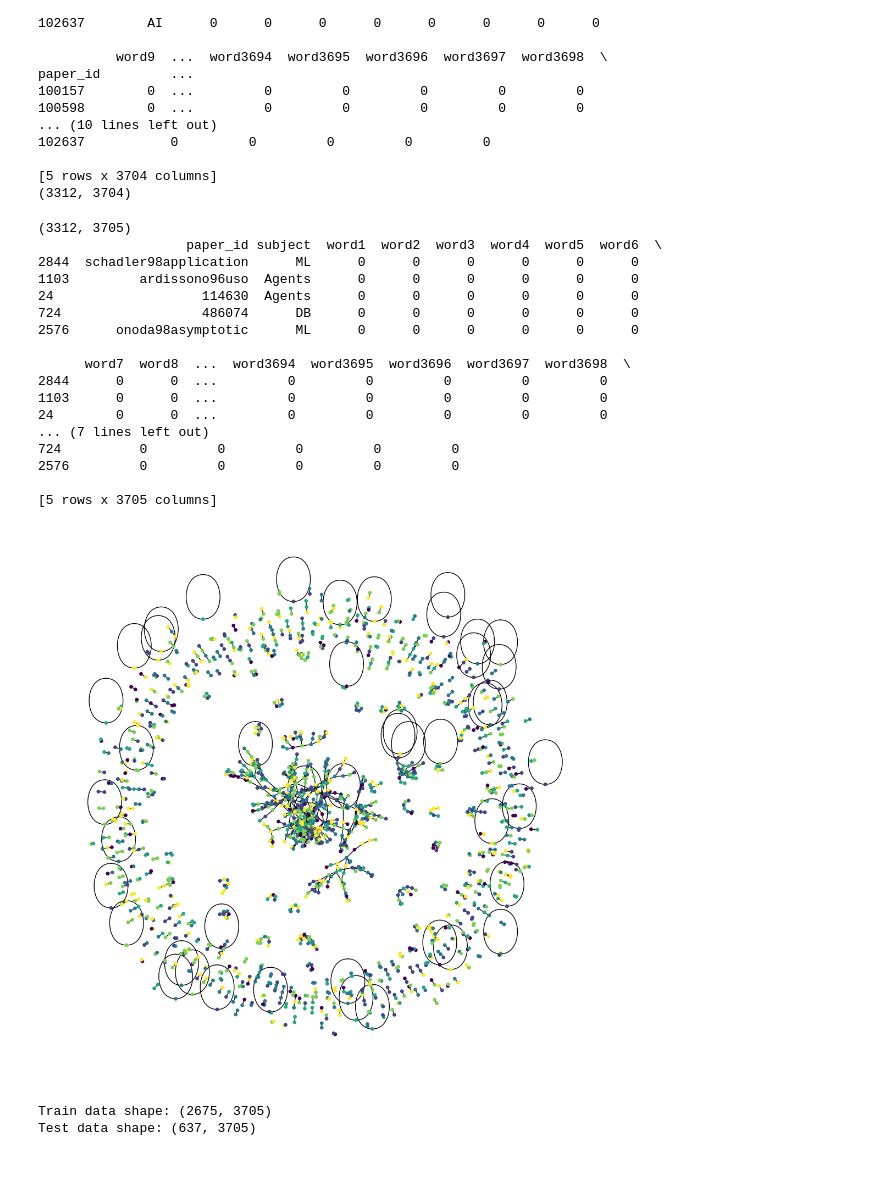
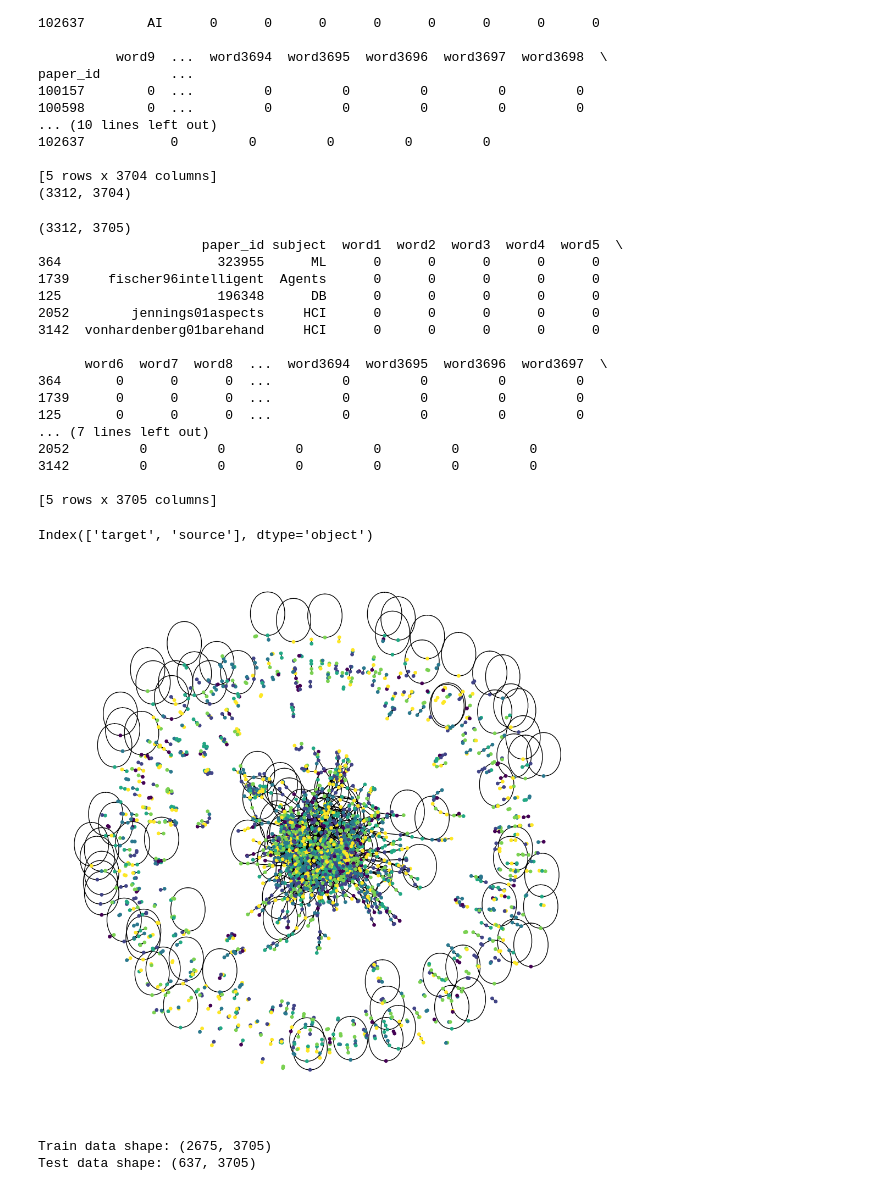
Before and after one commit to rreece15/Collaborative-Networks-In-Machine-Learning, a Jupyter notebook: model/citeseer_class.ipynb, the cells around one changed output. Saved outputs shown, nothing was run; the diff lists cells and outputs as text; code cells hidden in the pictures.

```diff
--- a/model/citeseer_class.ipynb
+++ b/model/citeseer_class.ipynb
@@ -145,28 +145,28 @@ for index, row in cs_content.iterrows(): # mark as true for words used by each p
         cs_paper.at[str(row['paper_id']), str(row['word_cited_id'])] = 1
     except ValueError:
         cs_paper.at[str(row['paper_id']), str(row['word_cited_id'])] = 1
-    if len(cs_paper['subject']) != 3312:
-        print(row['paper_id'])
+    # if len(cs_paper['subject']) != 3312:
+    #     print(row['paper_id'])
 
 cs_paper = cs_paper.reset_index()
 print(cs_paper.shape)
 print(cs_paper.sample(5))
 # %% [output]
 (3312, 3705)
-                   paper_id subject  word1  word2  word3  word4  word5  word6  \
-2844  schadler98application      ML      0      0      0      0      0      0
-1103         ardissono96uso  Agents      0      0      0      0      0      0
-24                   114630  Agents      0      0      0      0      0      0
-724                  486074      DB      0      0      0      0      0      0
-2576      onoda98asymptotic      ML      0      0      0      0      0      0
+                     paper_id subject  word1  word2  word3  word4  word5  \
+364                    323955      ML      0      0      0      0      0
+1739     fischer96intelligent  Agents      0      0      0      0      0
+125                    196348      DB      0      0      0      0      0
+2052        jennings01aspects     HCI      0      0      0      0      0
+3142  vonhardenberg01barehand     HCI      0      0      0      0      0
 
-      word7  word8  ...  word3694  word3695  word3696  word3697  word3698  \
-2844      0      0  ...         0         0         0         0         0
-1103      0      0  ...         0         0         0         0         0
-24        0      0  ...         0         0         0         0         0
+      word6  word7  word8  ...  word3694  word3695  word3696  word3697  \
+364       0      0      0  ...         0         0         0         0
+1739      0      0      0  ...         0         0         0         0
+125       0      0      0  ...         0         0         0         0
 ... (7 lines left out)
-724          0         0         0         0         0
-2576         0         0         0         0         0
+2052         0         0         0         0         0         0
+3142         0         0         0         0         0         0
 
 [5 rows x 3705 columns]
 # %%
@@ -178,14 +178,18 @@ cs_paper["paper_id"] = cs_paper["paper_id"].apply(lambda name: paper_idx[name])
 cs_cites["source"] = cs_cites["source"].apply(lambda name: paper_idx[name])
 cs_cites["target"] = cs_cites["target"].apply(lambda name: paper_idx[name])
 cs_paper["subject"] = cs_paper["subject"].apply(lambda value: class_idx[value])
+# %%
+print(cs_cites.columns)
+# %% [output]
+Index(['target', 'source'], dtype='object')
 # %%
 plt.figure(figsize=(10, 10))
 colors = cs_paper["subject"].tolist()
-citeseer_graph = nx.from_pandas_edgelist(cs_cites.sample(n=1500))
+citeseer_graph = nx.from_pandas_edgelist(cs_cites)# cs_cites.sample(n=1500))
 subjects = list(cs_paper[cs_paper["paper_id"].isin(list(citeseer_graph.nodes))]["subject"])
 nx.draw_spring(citeseer_graph, node_size=15, node_color=subjects)
 # %% [output]
-[figure, old version]
+[figure, new version]
 # %%
 train_data, test_data = [], []
 
```
Also changed, not shown: 3 other files.
